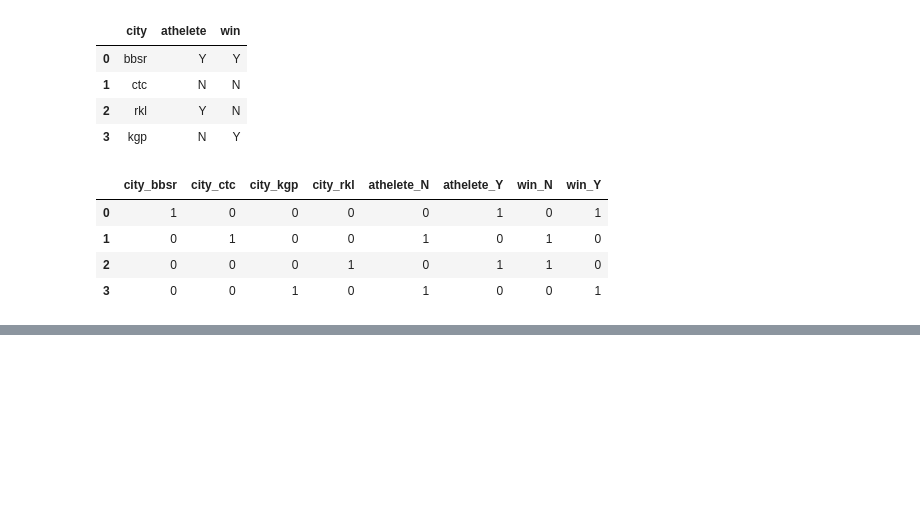
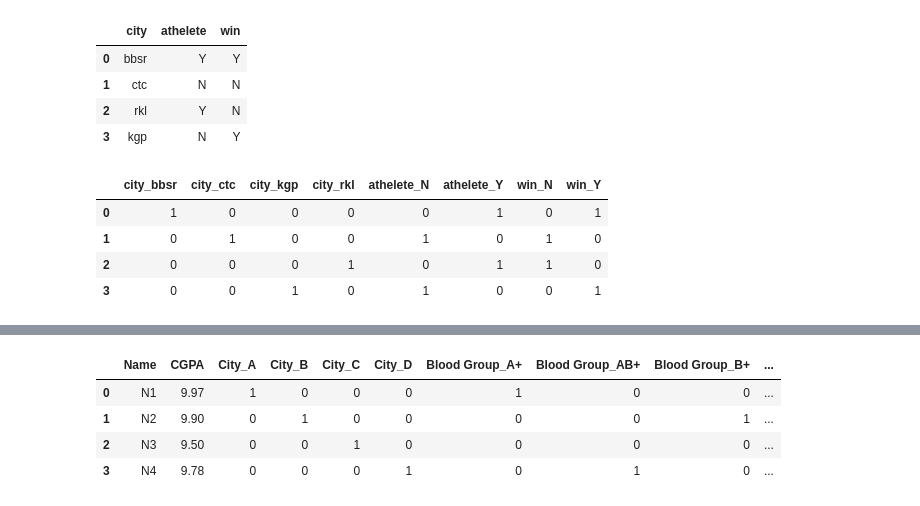
Before and after one commit to Coder-Amlan-for-College/MLC, a Jupyter notebook: Feature Engineering.ipynb, the cells around one changed output, grey strips where cells are left out. Drawn from its saved outputs; the diff is of its cells as text; code cells hidden in the pictures; blank space fills up the shorter version.

```diff
--- a/Feature Engineering.ipynb
+++ b/Feature Engineering.ipynb
@@ -139,0 +164,18 @@ pd.get_dummies(df,drop_first=False)
+# %%
+# Home work
+## Columns name: "Name","City","Blood Group","CGPA" to numerical
+
+import pandas as pd
+data = {"Name":["N1","N2","N3","N4"],
+       "City":["A","B","C","D"],
+       "Blood Group":["A+","B+","O+","AB+"],
+       "CGPA":[9.97,9.9,9.5,9.78]}
+df = pd.DataFrame(data)
+#pd.get_dummies(df[["City","Blood Group"]])
+pd.get_dummies(df,columns=["City","Blood Group"])
+# %% [output]
+|  | Name | CGPA | City_A | City_B | City_C | City_D | Blood Group_A+ | Blood Group_AB+ | Blood Group_B+ | ... |
+| 0 | N1 | 9.97 | 1 | 0 | 0 | 0 | 1 | 0 | 0 | ... |
+| 1 | N2 | 9.90 | 0 | 1 | 0 | 0 | 0 | 0 | 1 | ... |
+| 2 | N3 | 9.50 | 0 | 0 | 1 | 0 | 0 | 0 | 0 | ... |
+| 3 | N4 | 9.78 | 0 | 0 | 0 | 1 | 0 | 1 | 0 | ... |
```
Also changed, not shown: parts of 6 cells of this notebook.
